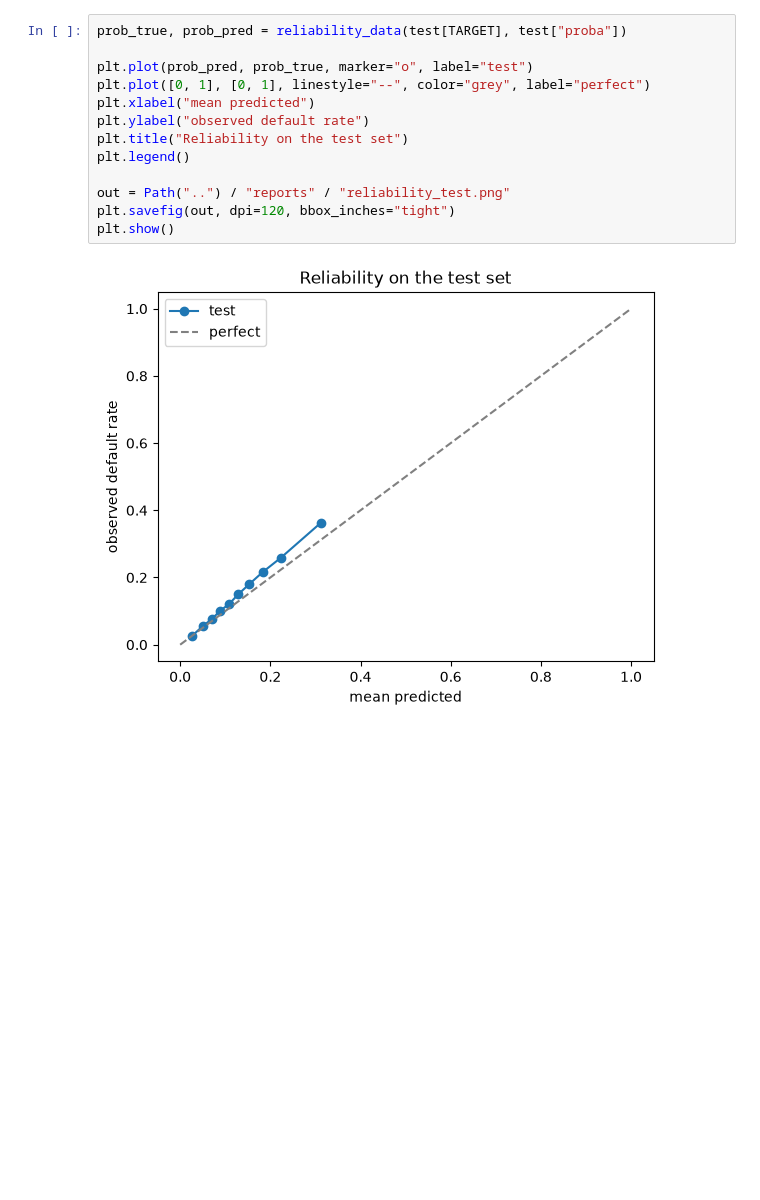
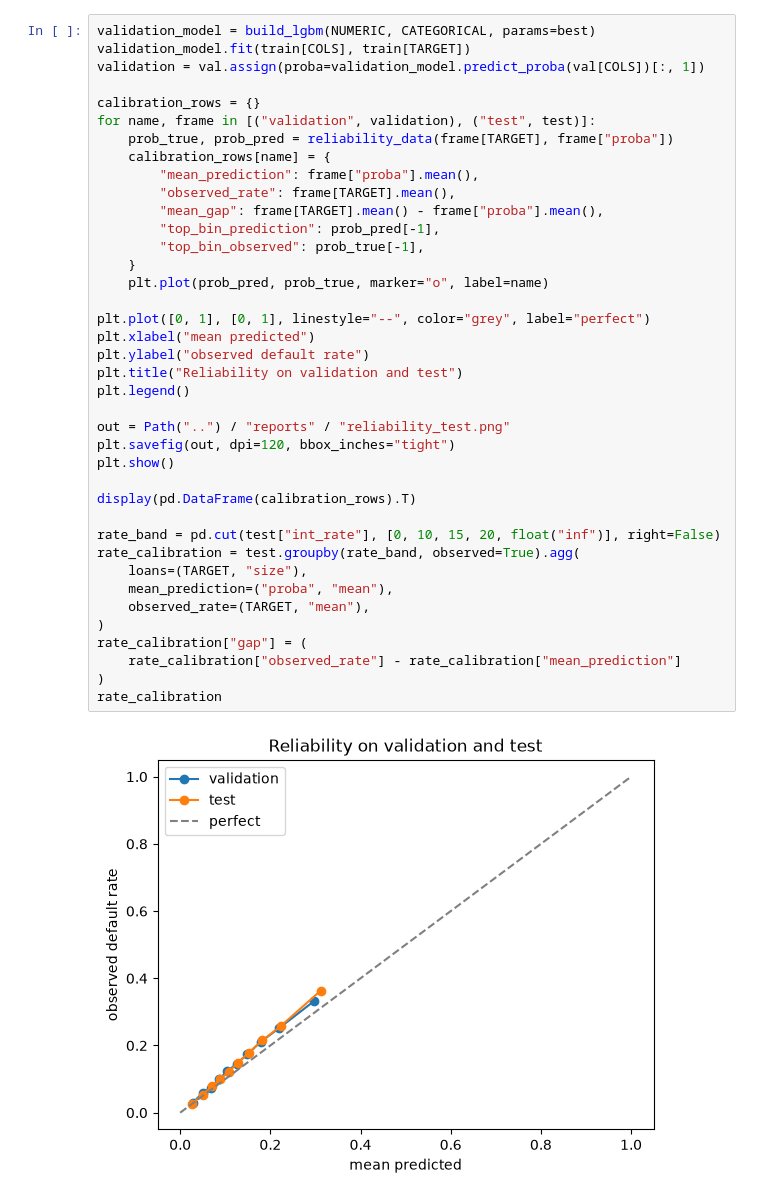
Before and after one commit to EnzoCanonero/credit-risk-end-to-end, a Jupyter notebook: notebooks/25_final_test.ipynb, the cells around one changed output. Saved outputs shown, nothing was run; the diff lists cells and outputs as text; blank space fills up the shorter version.

```diff
--- a/notebooks/25_final_test.ipynb
+++ b/notebooks/25_final_test.ipynb
@@ -77,15 +80,41 @@ probability is honest on the test set, not merely well ranked. The reliability c
 # %%
-prob_true, prob_pred = reliability_data(test[TARGET], test["proba"])
+validation_model = build_lgbm(NUMERIC, CATEGORICAL, params=best)
+validation_model.fit(train[COLS], train[TARGET])
+validation = val.assign(proba=validation_model.predict_proba(val[COLS])[:, 1])
 
-plt.plot(prob_pred, prob_true, marker="o", label="test")
+calibration_rows = {}
+for name, frame in [("validation", validation), ("test", test)]:
+    prob_true, prob_pred = reliability_data(frame[TARGET], frame["proba"])
+    calibration_rows[name] = {
+        "mean_prediction": frame["proba"].mean(),
+        "observed_rate": frame[TARGET].mean(),
+        "mean_gap": frame[TARGET].mean() - frame["proba"].mean(),
+        "top_bin_prediction": prob_pred[-1],
+        "top_bin_observed": prob_true[-1],
+    }
+    plt.plot(prob_pred, prob_true, marker="o", label=name)
+
 plt.plot([0, 1], [0, 1], linestyle="--", color="grey", label="perfect")
 plt.xlabel("mean predicted")
 plt.ylabel("observed default rate")
-plt.title("Reliability on the test set")
+plt.title("Reliability on validation and test")
 plt.legend()
 
 out = Path("..") / "reports" / "reliability_test.png"
 plt.savefig(out, dpi=120, bbox_inches="tight")
 plt.show()
+
+display(pd.DataFrame(calibration_rows).T)
+
+rate_band = pd.cut(test["int_rate"], [0, 10, 15, 20, float("inf")], right=False)
+rate_calibration = test.groupby(rate_band, observed=True).agg(
+    loans=(TARGET, "size"),
+    mean_prediction=("proba", "mean"),
+    observed_rate=(TARGET, "mean"),
+)
+rate_calibration["gap"] = (
+    rate_calibration["observed_rate"] - rate_calibration["mean_prediction"]
+)
+rate_calibration
 # %% [output]
-[figure, old version]
+[figure, new version]
```
Also changed, not shown: parts of 9 cells of this notebook, 6 other files.
